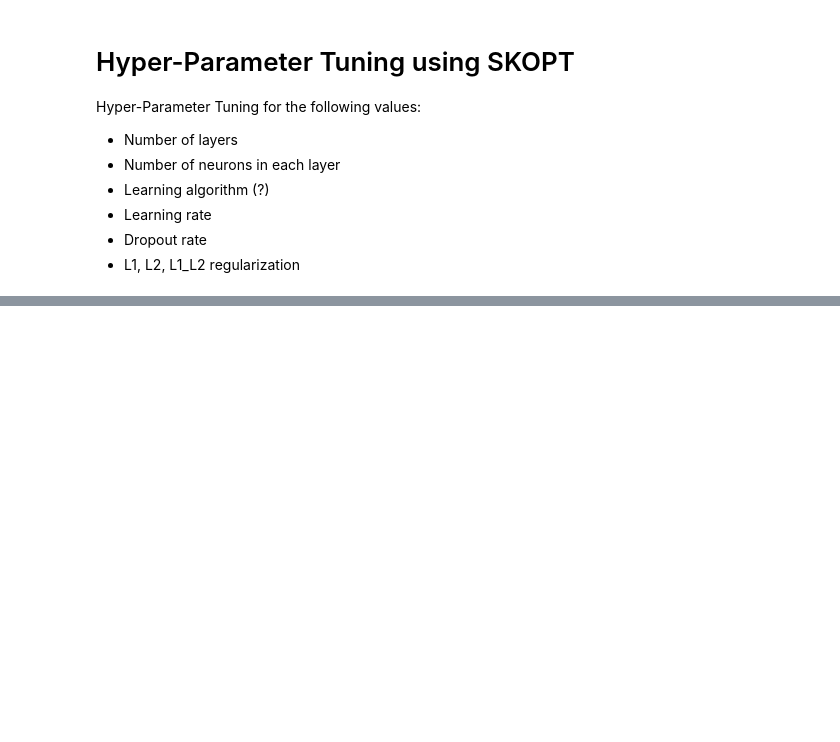
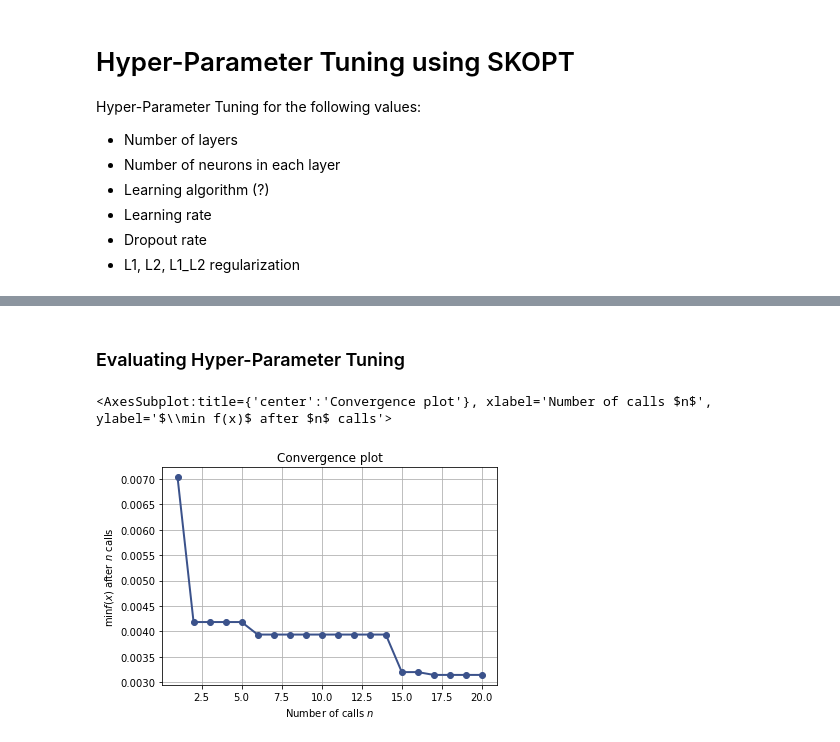
Before and after one commit to asrospie/intelligent-analytics, a Jupyter notebook: mlp/mlb_winning_percentage/mlb_winning_percentage.ipynb, the cells around one changed output, grey strips where cells are left out. Drawn from its saved outputs; the diff is of its cells as text; code cells hidden in the pictures; blank space fills up the shorter version.

Commit message:
Data vis assignment and finish up mlp assignment

```diff
--- a/mlp/mlb_winning_percentage/mlb_winning_percentage.ipynb
+++ b/mlp/mlb_winning_percentage/mlb_winning_percentage.ipynb
@@ -105,0 +177,3 @@ Look for the differences in the simple model using different starting values for
+# %%
+sns.set(rc={'figure.figsize':(20,10)}, font_scale=1.5)
+# sns.boxplot(x='initializer', y='mse', data=init_test_df).figure.savefig('mlbwp_init_mse.png')
@@ -109,0 +243,3 @@ Impact of learning algorithm on training time, MSE, and complexity.
+# %%
+sns.set(rc={'figure.figsize':(8,8)}, font_scale=1.5)
+# sns.boxplot(x='learn_alg', y='mse', data=learn_test_df).figure.savefig('mlbwp_learn_mse.png')
@@ -119,0 +374,2 @@ Hyper-Parameter Tuning for the following values:
+# %%
+one_opt_loaded = load('tuning/one_opt_results.pkl')
@@ -119,0 +570,7 @@ Hyper-Parameter Tuning for the following values:
+# %% [markdown]
+### Evaluating Hyper-Parameter Tuning
+# %%
+plot_convergence(one_opt_loaded)
+# %% [output]
+<AxesSubplot:title={'center':'Convergence plot'}, xlabel='Number of calls $n$', ylabel='$\\min f(x)$ after $n$ calls'>
+[figure, added]
```
Also changed, not shown: parts of 54 cells of this notebook, 36 other files.
